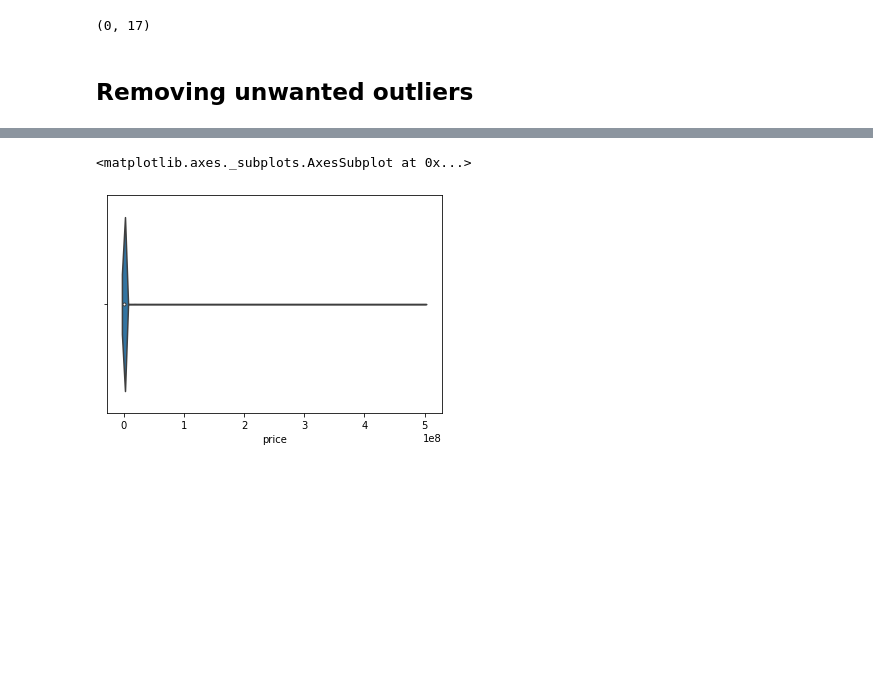
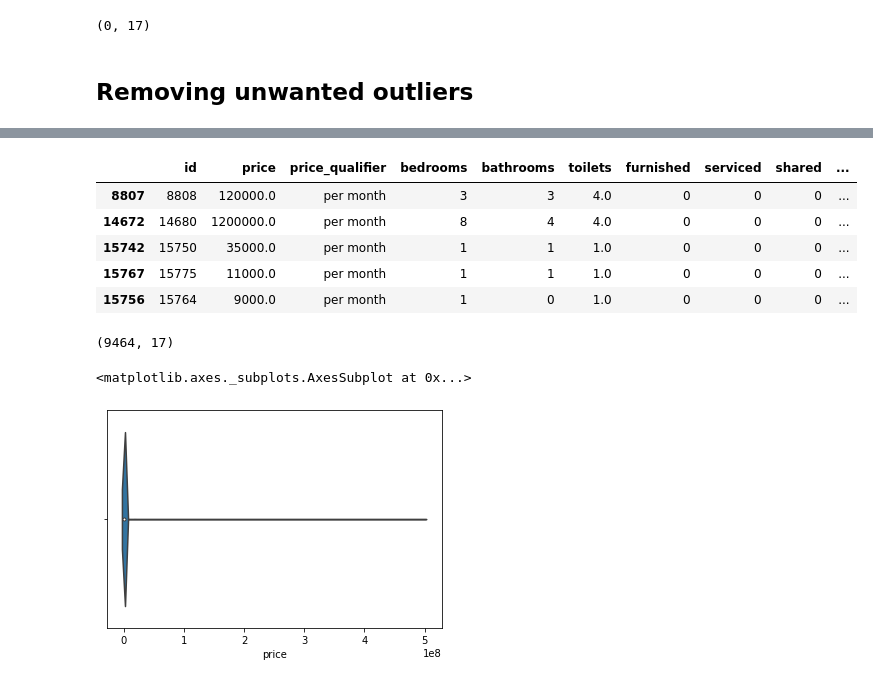
Before and after one commit to Ian-Ibrahim/project_ICS, a Jupyter notebook: Anna/data_cleaning.ipynb, the cells around one changed output, grey strips where cells are left out. Cells and saved outputs as stored; diff of their text form; code cells hidden in the pictures; blank space fills up the shorter version.

```diff
--- a/Anna/data_cleaning.ipynb
+++ b/Anna/data_cleaning.ipynb
@@ -340,3 +413,18 @@ df_sale=df[df.category=='For Sale']
+# %%
+df.sort_values(by='parking').tail()
+# %% [output]
+|  | id | price | price_qualifier | bedrooms | bathrooms | toilets | furnished | serviced | shared | ... |
+| 8807 | 8808 | 120000.0 | per month | 3 | 3 | 4.0 | 0 | 0 | 0 | ... |
+| 14672 | 14680 | 1200000.0 | per month | 8 | 4 | 4.0 | 0 | 0 | 0 | ... |
+| 15742 | 15750 | 35000.0 | per month | 1 | 1 | 1.0 | 0 | 0 | 0 | ... |
+| 15767 | 15775 | 11000.0 | per month | 1 | 1 | 1.0 | 0 | 0 | 0 | ... |
+| 15756 | 15764 | 9000.0 | per month | 1 | 0 | 1.0 | 0 | 0 | 0 | ... |
+# %%
+#remove parking greater than 10
+df = df[df.parking < 10]
+df.shape
+# %% [output]
+(9464, 17)
 # %%
 sns.violinplot(x= 'price', data=df_rental)
 # %% [output]
```
Also changed, not shown: parts of 27 cells of this notebook.
